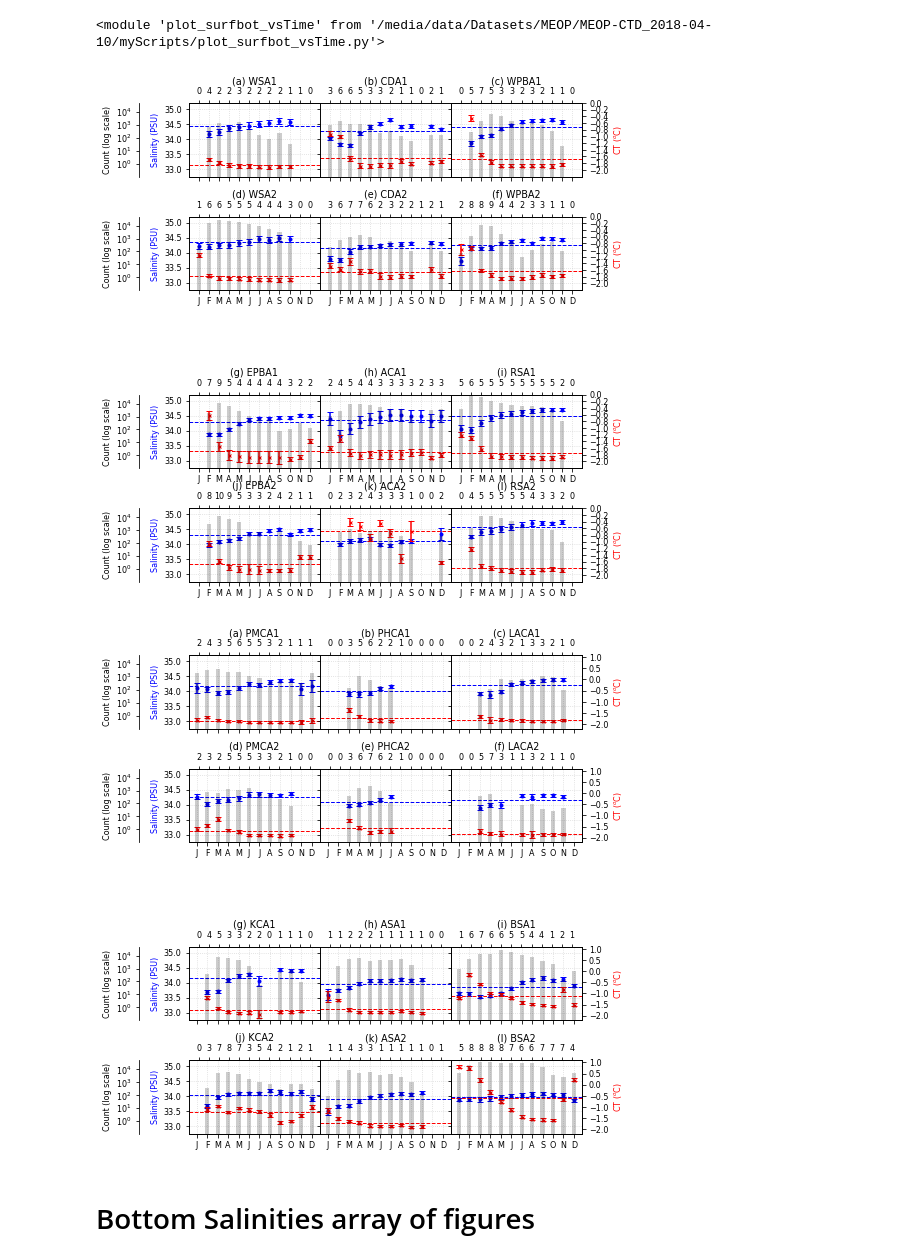
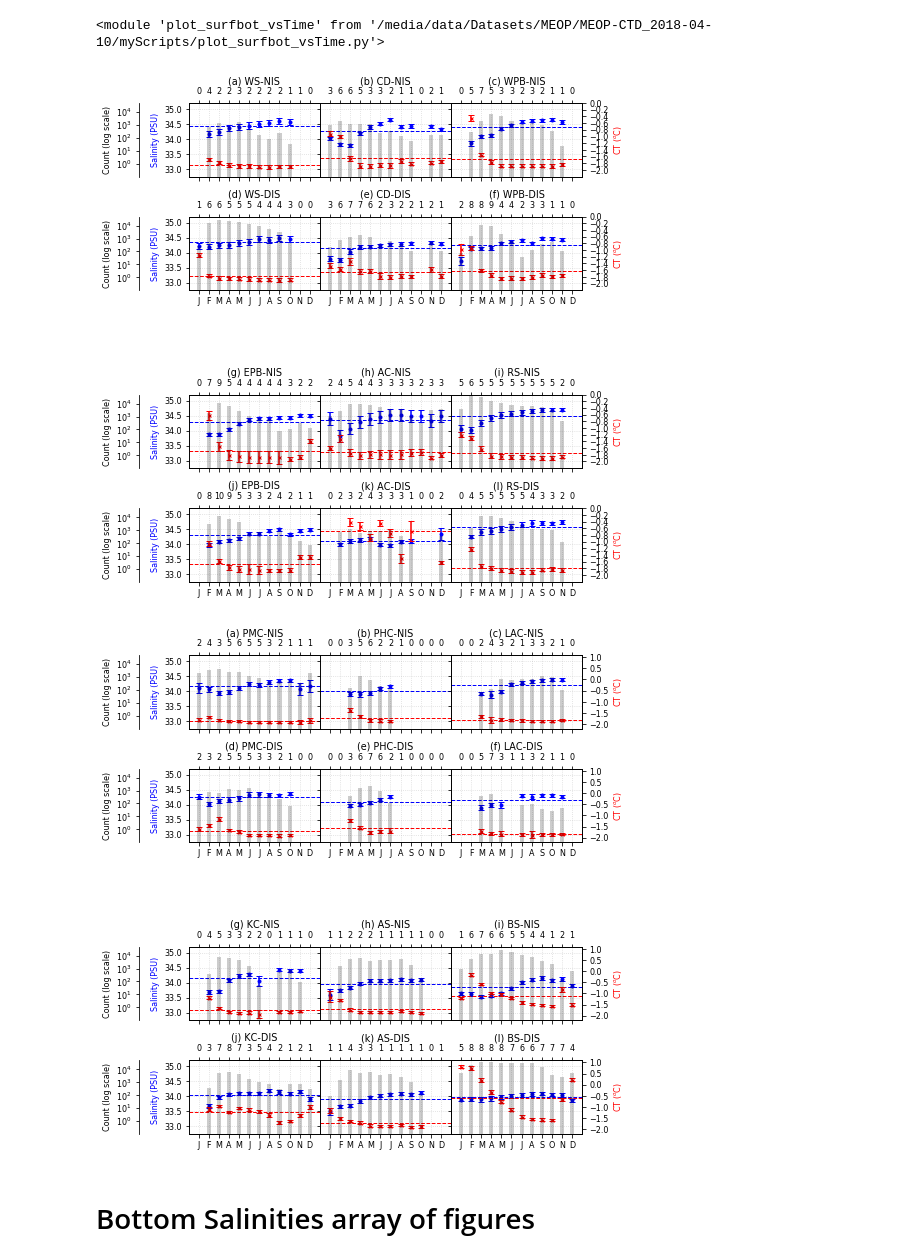
Before and after one commit to adityarn/antarctic_margins_MEOP, a Jupyter notebook: MEOP_Analysis_Part1_OSFcopy.ipynb, the cells around one changed output. Saved outputs shown, nothing was run; the diff lists cells and outputs as text; code cells hidden in the pictures.

```diff
--- a/MEOP_Analysis_Part1_OSFcopy.ipynb
+++ b/MEOP_Analysis_Part1_OSFcopy.ipynb
@@ -220,12 +258,12 @@ regions1 = [Weddell & A1, CDP & A1,    WPB & A1,
             EPB & A1,     Adelie & A1, Ross & A1,
             EPB & A2,     Adelie & A2, Ross & A2]
 
-titles = ["(a) WSA1", "(b) CDA1", "(c) WPBA1",
-          "(d) WSA2", "(e) CDA2", "(f) WPBA2",
-          "(g) EPBA1","(h) ACA1", "(i) RSA1",
-          "(j) EPBA2","(k) ACA2", "(l) RSA2" ]
+titles1 = ["(a) WS-NIS", "(b) CD-NIS", "(c) WPB-NIS",
+          "(d) WS-DIS", "(e) CD-DIS", "(f) WPB-DIS",
+          "(g) EPB-NIS","(h) AC-NIS", "(i) RS-NIS",
+          "(j) EPB-DIS","(k) AC-DIS", "(l) RS-DIS" ]
 
-plot_waterMassFiguresInGrid(dfmg, regions1, titles=titles, theta_ticks=[theta_ticks]*4, sal_ticks=[sal_ticks]*4,
+plot_waterMassFiguresInGrid(dfmg, regions1, titles=titles1, theta_ticks=[theta_ticks]*4, sal_ticks=[sal_ticks]*4,
                             thetamin=[-2.5]*4, thetamax=[2]*4, save=True, savename="./Images/TSplots/waterMass1.png",
                             wd=7.48, ht=7, mrows=4, colorbar_rowspan=[1,3])
 # %% [output]
@@ -232,0 +271,5 @@ plot_waterMassFiguresInGrid(dfmg, regions1, titles=titles, theta_ticks=[theta_ti
+# %%
+A1 = gline_le_75km
+A2 = ~gline_le_75km
+regions = (Weddell + CDP + WPB + EPB + Adelie + Ross) & A1 & (dfmg.DEPTH < -200) & (dfmg.CTEMP < 10)
+dfmg.loc[regions, 'CTEMP'].describe()
@@ -329,26 +382,22 @@ importlib.reload(pltsurfbot)
 # %%
 salticks = list(np.arange(33., 35.3, 0.5))
 thetaticks = list(np.arange(-2., 0.1, 0.2))
 A1 = gline_le_75km
 A2 = ~gline_le_75km
 
 regions1 = [Weddell & A1, CDP & A1,    WPB & A1,
             Weddell & A2, CDP & A2,    WPB & A2,
             EPB & A1,     Adelie & A1, Ross & A1,
             EPB & A2,     Adelie & A2, Ross & A2]
 
-titles1 = ["(a) WSA1", "(b) CDA1", "(c) WPBA1",
-          "(d) WSA2", "(e) CDA2", "(f) WPBA2",
-          "(g) EPBA1","(h) ACA1", "(i) RSA1",
-          "(j) EPBA2","(k) ACA2", "(l) RSA2" ]
 
 plot_surfbotpropFiguresInGrid(dfmg, regions1, titles=titles1, func = pltsurfbot.plot_surface_theta_sal_averages,
                               thetamin=-2.2, thetamax=0, salmin=32.75, salmax=35.2,
                               height_ratios=[1, 1, 0.331, 1, 1, 0.331],
                               theta_ticks=thetaticks, sal_ticks=salticks, mrows=6, ncols=3, wd=7.48, ht=8.16,
                              save = True, savename="./Images/surf_bot_prop/surfprop1.png")
 # %% [output]
-[figure, old version]
+[figure, new version]
 # %%
 salticks = list(np.arange(33., 35.3, 0.5))
 thetaticks = list(np.arange(-2., 1.1, 0.5))
@@ -360,17 +409,12 @@ regions2 = [PrincessMartha & A1, Harald & A1, (LAC ) & A1,
             Knox & A1,  AS & A1, BS & A1,
             Knox & A2, AS & A2, BS & A2]
 
-titles2 = ["(a) PMCA1", "(b) PHCA1", "(c) LACA1",
-           "(d) PMCA2", "(e) PHCA2", "(f) LACA2",
-           "(g) KCA1", "(h) ASA1", "(i) BSA1",
-           "(j) KCA2", "(k) ASA2", "(l) BSA2"]
-
 plot_surfbotpropFiguresInGrid(dfmg, regions2, titles=titles2, thetamin=-2.2, thetamax=1.1, salmin=32.75, salmax=35.2,
                               theta_ticks=thetaticks, sal_ticks=salticks, mrows=6, ncols=3, wd=7.48, ht=8.16,
                               height_ratios=[1, 1, 0.331, 1, 1, 0.331],
                               save = True, savename="./Images/surf_bot_prop/surfprop2.png")
 # %% [output]
-[figure, old version]
+[figure, new version]
 # %% [markdown]
 # Bottom Salinities array of figures
 # %%
```
Also changed, not shown: parts of 15 cells of this notebook, 6 other files.
